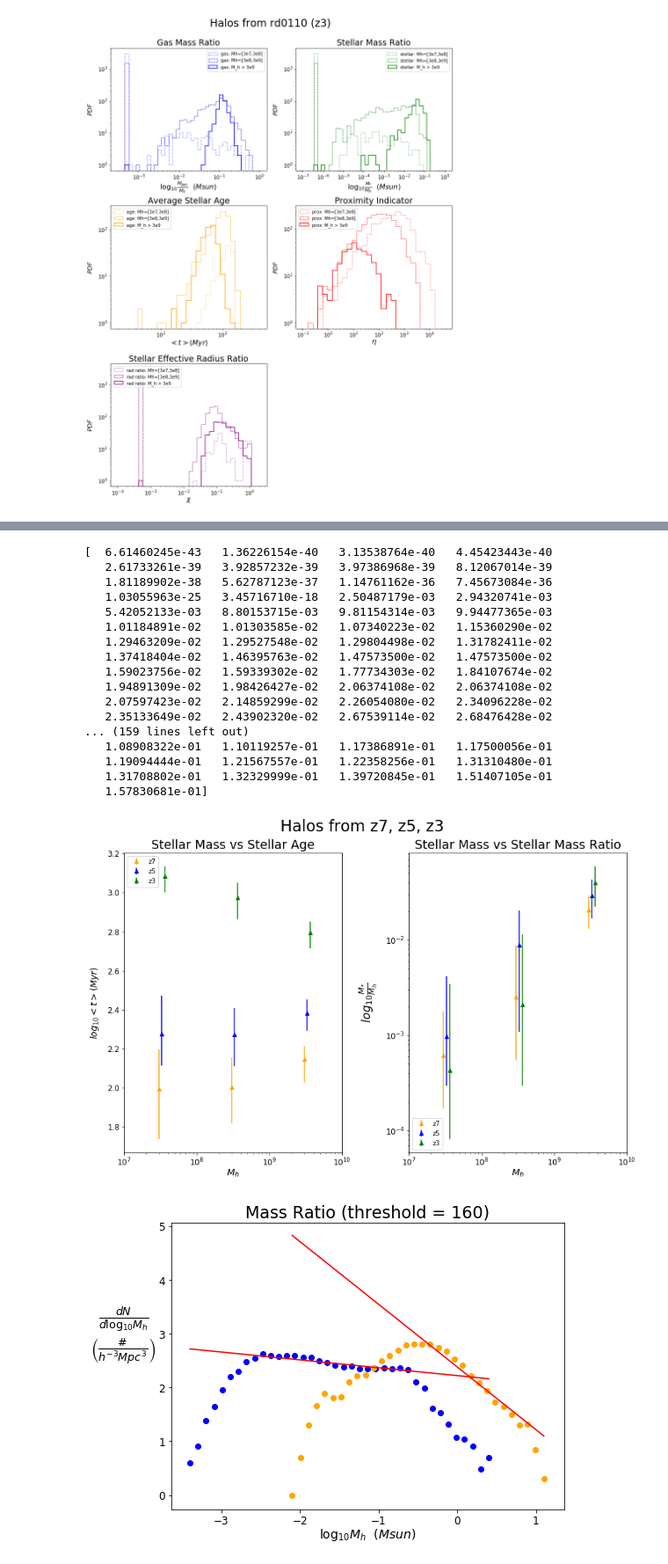
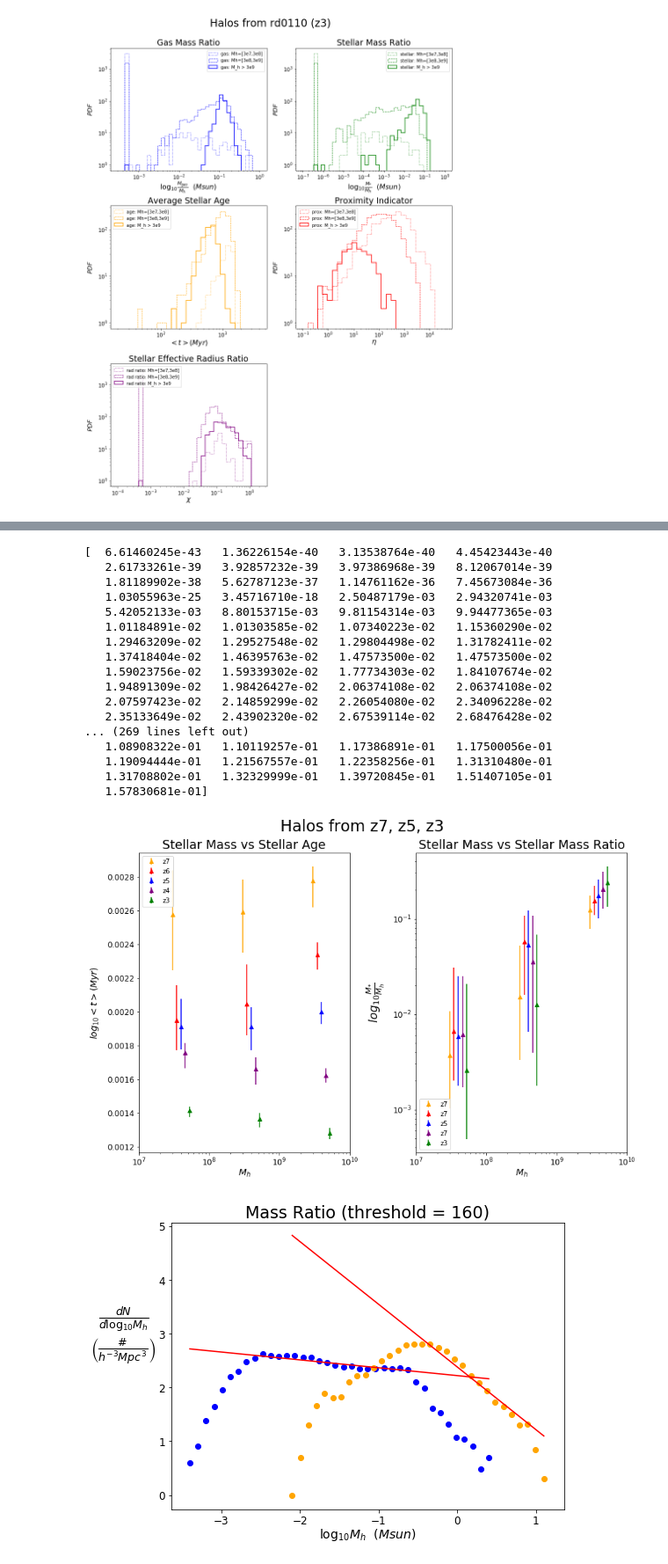
Before and after one commit to ygovil1/data-mining-galaxies, a Jupyter notebook: HaloCatalog/ratio_plotter.ipynb, the cells around one changed output, grey strips where cells are left out. Shown at 88% size. Drawn from its saved outputs; the diff is of its cells as text; code cells hidden in the pictures.

```diff
--- a/HaloCatalog/ratio_plotter.ipynb
+++ b/HaloCatalog/ratio_plotter.ipynb
@@ -207,5 +207,5 @@ NameError: name 'lists0050' is not defined
 # %%
-toCreate = "rd0110"
+toCreate = "rd0090"
 # %%
 # pick halo list depending on toCreate
 if toCreate == "rd0030":
@@ -369,17 +369,22 @@ tempdict = {"gasratio": gasratiolists,
 # store dict depending on toCreate
 if toCreate == "rd0030":
     lists0030 = tempdict
+    lists0030['paramfile'] = './LG4_2048_40pc/rd0030/redshift0030'
     print("picked 0030")
 if toCreate == "rd0050":
     lists0050 = tempdict
+    lists0050['paramfile'] = './LG4_2048_40pc/rd0050/redshift0050'
     print("picked 0050")
 if toCreate == "rd0070":
     lists0070 = tempdict
+    lists0070['paramfile'] = './LG4_2048_40pc/rd0070/redshift0070'
     print("picked 0070")
 if toCreate == "rd0090":
     lists0090 = tempdict
+    lists0090['paramfile'] = './LG4_2048_40pc/rd0090/redshift0090'
     print("picked 0090")
 if toCreate == "rd0110":
     lists0110 = tempdict
+    lists0110['paramfile'] = './LG4_2048_40pc/rd0110/redshift0110'
     print("picked 0110")
 # %% [output]
@@ -685,14 +690,20 @@ plt.show()
 # %%
 # create copies of master lists
 plot0030 = lists0030
+plot0050 = lists0050
 plot0070 = lists0070
+plot0090 = lists0090
 plot0110 = lists0110
-mass1 = 3e7 / 1.1
+mass1 = 3e7 / 1.15
 
 
-for tempdict in (plot0030, plot0070, plot0110):
+for tempdict in (plot0030, plot0050, plot0070, plot0090, plot0110):
+    # find time now and omegas
+    time_now, omegalist = findOmegas(tempdict["paramfile"])
+    omega_m, omega_b = omegalist[0], omegalist[1]
+
     # find mass bins
-    mass1 = 1.1*mass1
+    mass1 = 1.15*mass1
     mass2 = mass1*10
     mass3 = mass2*10
 
@@ -707,12 +718,12 @@ for tempdict in (plot0030, plot0070, plot0110):
     print(stelsorted3)
 
     # filter out unnecessary results
-    stelsorted1 = stelsorted1[stelsorted1 > 1e-6]
-    stelsorted2 = stelsorted2[stelsorted2 > 1e-6]
-    stelsorted3 = stelsorted3[stelsorted3 > 1e-6]
-    agelog1 = agelog1[0 < agelog1]
-    agelog2 = agelog2[0 < agelog2]
-    agelog3 = agelog3[0 < agelog3]
+    stelsorted1 = stelsorted1[stelsorted1 > 1e-6] * (omega_m / omega_b)
+    stelsorted2 = stelsorted2[stelsorted2 > 1e-6] * (omega_m / omega_b)
+    stelsorted3 = stelsorted3[stelsorted3 > 1e-6] * (omega_m / omega_b)
+    agelog1 = agelog1[0 < agelog1] / time_now
+    agelog2 = agelog2[0 < agelog2] / time_now
+    agelog3 = agelog3[0 < agelog3] / time_now
 
     # find median, and 25%, 75%
     stelmed1 = np.median(stelsorted1)
@@ -755,24 +766,6 @@ for tempdict in (plot0030, plot0070, plot0110):
     tempdict["agelows"] = [agelow1, agelow2, agelow3]
     tempdict["agehighs"] = [agehigh1, agehigh2, agehigh3]
     tempdict["massbins"] = [mass1, mass2, mass3]
-
-# find stdev for lists
-stdevratio1 = np.std(new_logratio21[new_logratio21 > -6])
-stdevratio2 = np.std(new_logratio22[new_logratio22 > -6])
-stdevratio3 = np.std(new_logratio23[new_logratio23 > -6])
-
-stdevage1 = np.std(agelog1[0 < agelog1])
-stdevage2 = np.std(agelog2[0 < agelog2])
-stdevage3 = np.std(agelog3[0 < agelog3])
-
-# find mean and medians for lists
-meanratio1 = np.mean(new_logratio21[new_logratio21 > -6])
-meanratio2 = np.mean(new_logratio22[new_logratio22 > -6])
-meanratio3 = np.median(new_logratio23[new_logratio23 > -6])
-
-meanage1 = np.mean(agelog1[0 < agelog1])
-meanage2 = np.mean(agelog2[0 < agelog2])
-meanage3 = np.median(agelog3[0 < agelog3])
 # %% [output]
 [  6.61460245e-43   1.36226154e-40   3.13538764e-40   4.45423443e-40
    2.61733261e-39   3.92857232e-39   3.97386968e-39   8.12067014e-39
@@ -786,7 +779,7 @@ meanage3 = np.median(agelog3[0 < agelog3])
    1.94891309e-02   1.98426427e-02   2.06374108e-02   2.06374108e-02
    2.07597423e-02   2.14859299e-02   2.26054080e-02   2.34096228e-02
    2.35133649e-02   2.43902320e-02   2.67539114e-02   2.68476428e-02
-... (159 lines left out)
+... (269 lines left out)
    1.08908322e-01   1.10119257e-01   1.17386891e-01   1.17500056e-01
    1.19094444e-01   1.21567557e-01   1.22358256e-01   1.31310480e-01
    1.31708802e-01   1.32329999e-01   1.39720845e-01   1.51407105e-01
@@ -810,15 +803,23 @@ ax2.set_title(massratiotitle, size = 19)
 # create plots
 ax1.errorbar(plot0030['massbins'], plot0030['agemeds'], yerr = [plot0030['agelows'], plot0030['agehighs']],
              c = 'orange', marker="^", linestyle='None', label = 'z7')
+ax1.errorbar(plot0050['massbins'], plot0050['agemeds'], yerr = [plot0050['agelows'], plot0050['agehighs']],
+             c = 'red', marker="^", linestyle='None', label = 'z6')
 ax1.errorbar(plot0070['massbins'], plot0070['agemeds'], yerr = [plot0070['agelows'], plot0070['agehighs']],
              c = 'blue', marker="^", linestyle='None', label = 'z5')
+ax1.errorbar(plot0090['massbins'], plot0090['agemeds'], yerr = [plot0090['agelows'], plot0090['agehighs']],
+             c = 'purple', marker="^", linestyle='None', label = 'z4')
 ax1.errorbar(plot0110['massbins'], plot0110['agemeds'], yerr = [plot0110['agelows'], plot0110['agehighs']],
              c = 'green', marker="^", linestyle='None', label = 'z3')
 
 ax2.errorbar(plot0030['massbins'], plot0030['stelmeds'], yerr = [plot0030['stellows'], plot0030['stelhighs']],
              c = 'orange', marker="^", linestyle='None', label = 'z7')
+ax2.errorbar(plot0050['massbins'], plot0050['stelmeds'], yerr = [plot0050['stellows'], plot0050['stelhighs']],
+             c = 'red', marker="^", linestyle='None', label = 'z7')
 ax2.errorbar(plot0070['massbins'], plot0070['stelmeds'], yerr = [plot0070['stellows'], plot0070['stelhighs']],
              c = 'blue', marker="^", linestyle='None', label = 'z5')
+ax2.errorbar(plot0090['massbins'], plot0090['stelmeds'], yerr = [plot0090['stellows'], plot0090['stelhighs']],
+             c = 'purple', marker="^", linestyle='None', label = 'z7')
 ax2.errorbar(plot0110['massbins'], plot0110['stelmeds'], yerr = [plot0110['stellows'], plot0110['stelhighs']],
              c = 'green', marker="^", linestyle='None', label = 'z3')
 
@@ -829,31 +830,31 @@ masslab = r"$M_h$"
 ax1.set_xlabel(masslab, size = 14, labelpad= 0)
 ax1.set_ylabel(agelab, rotation = 90, size = 14, labelpad= 10)
 ax2.set_xlabel(masslab, size = 14, labelpad= 0)
 ax2.set_ylabel(ratiolab, rotation = 90, size = 18, labelpad= 10)
 
 # create axis ticks
 ax1.set_xscale('log')
 # ax1.set_yscale('log')
 ax1.tick_params(axis='x', which='major', labelsize=12)
 ax1.tick_params(axis='y', which='major', labelsize=12)
 ax2.set_xscale('log')
 ax2.set_yscale('log')
 ax2.tick_params(axis='x', which='major', labelsize=12)
 ax2.tick_params(axis='y', which='major', labelsize=12)
 
 # set axis limits
 ax1.set_xlim([1e7, 1e10])
 # ax1.set_ylim([1.5, 2.5])
 ax2.set_xlim([1e7, 1e10])
 # ax2.set_ylim([-4.2, -1])
 
 # add legend
 ax1.legend(loc = 'upper left')
 ax2.legend(loc = 'lower left')
 
 # adjust spacing and show
 plt.tight_layout()
 fig3.subplots_adjust(top=0.89)
 plt.show()
 # %% [output]
-[figure, old version]
+[figure, new version]
```
Also changed, not shown: parts of 7 cells of this notebook.
